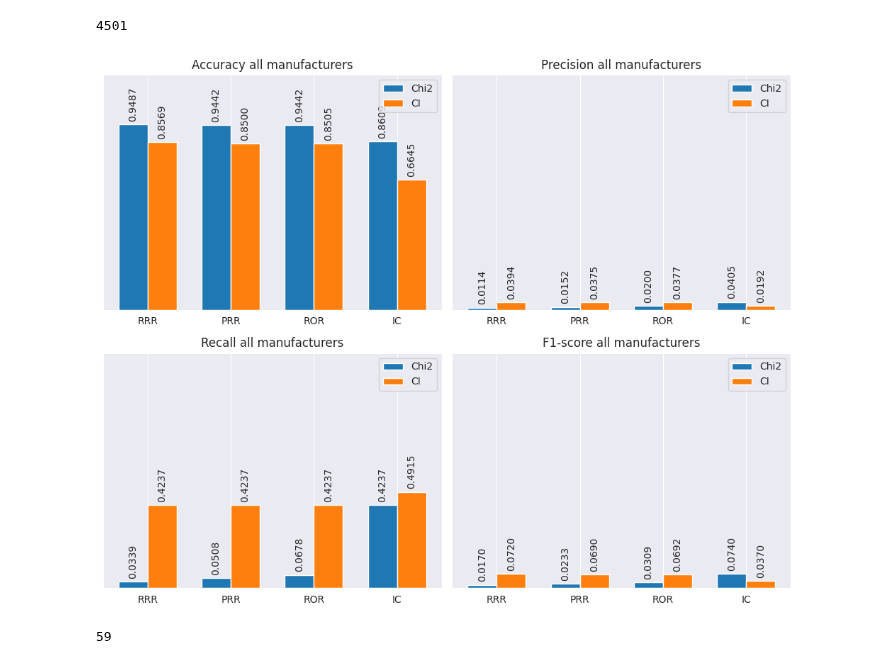
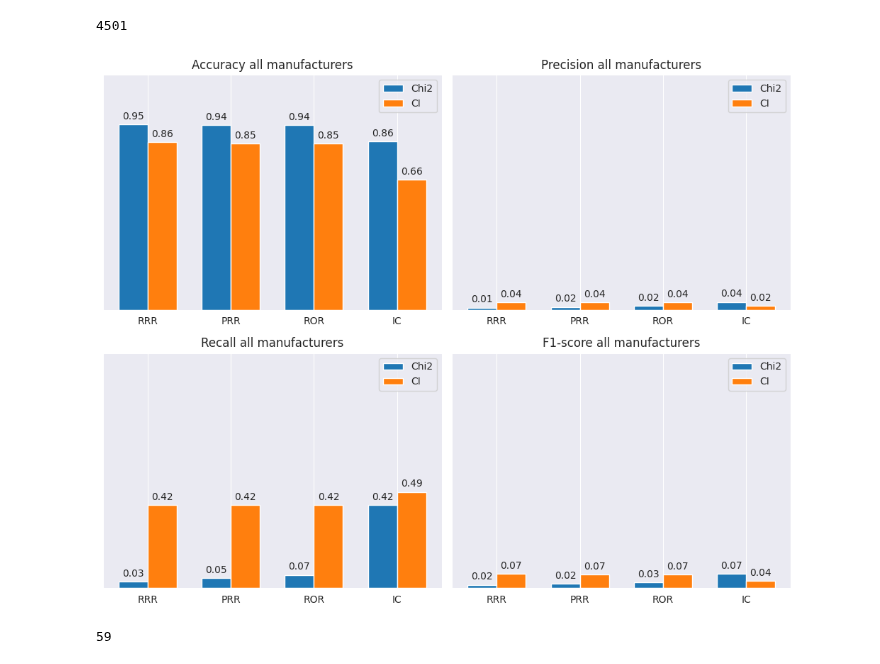
Before and after one commit to ZaNioxX/Masterarbeit, a Jupyter notebook: Best_method_evaluation/method_evaluation_E-rate_lt10.ipynb, the cells around one changed output. Saved outputs shown, nothing was run; the diff lists cells and outputs as text; code cells hidden in the pictures.

```diff
--- a/Best_method_evaluation/method_evaluation_E-rate_lt10.ipynb
+++ b/Best_method_evaluation/method_evaluation_E-rate_lt10.ipynb
@@ -402,37 +402,36 @@ def plot_metric_subplot(ax, metric_name, chi2_values, ci_values):
     ax.set_title(f'{metric_name} all manufacturers')
     ax.set_xticks(x)
     ax.set_xticklabels(methods)
     ax.legend()
 
     # Setting the y-axis limit to 1.2 and removing the y-axis annotation
     ax.set_ylim(0, 1.2)
     ax.yaxis.set_visible(False)
 
     # Function to add a value label on each bar, rotated 90 degrees
     def add_labels(bars):
         for bar in bars:
             height = bar.get_height()
-            ax.annotate(f'{height:.4f}',
+            ax.annotate(f'{height:.2f}',
                         xy=(bar.get_x() + bar.get_width() / 2, height),
                         xytext=(0, 3),  # 3 points vertical offset
                         textcoords="offset points",
-                        ha='center', va='bottom',
-                        rotation=90)
+                        ha='center', va='bottom')
 
     add_labels(bars1)
     add_labels(bars2)
 
 # Plotting accuracy, precision, recall, and f1-score in subplots
 plot_metric_subplot(axs[0, 0], 'Accuracy', chi2_accuracies, ci_accuracies)
 plot_metric_subplot(axs[0, 1], 'Precision', chi2_precisions, ci_precisions)
 plot_metric_subplot(axs[1, 0], 'Recall', chi2_recalls, ci_recalls)
 plot_metric_subplot(axs[1, 1], 'F1-score', chi2_f1s, ci_f1s)
 
 plt.tight_layout()
 plt.savefig('/home/sebastian/Documents/Masterarbeit/Plots/Metrics/All_data/method_evaluation_E-rate_lt10.pdf')
 plt.show()
 # %% [output]
-[figure, old version]
+[figure, new version]
 # %%
 result = sum(1 for val in y_true if val == 1)
 # %%
```
Also changed, not shown: parts of 1 cell of this notebook, 19 other files.
